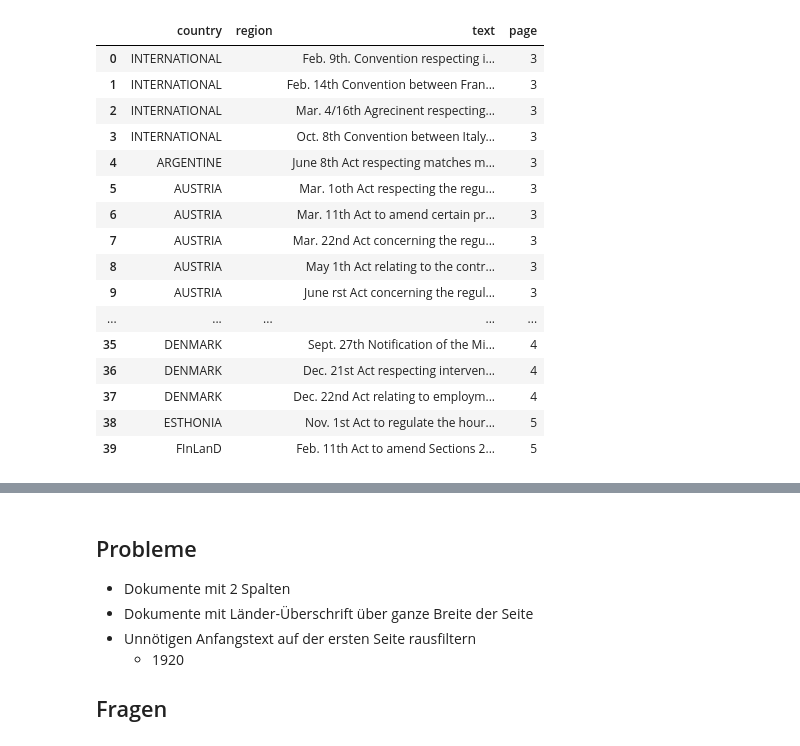
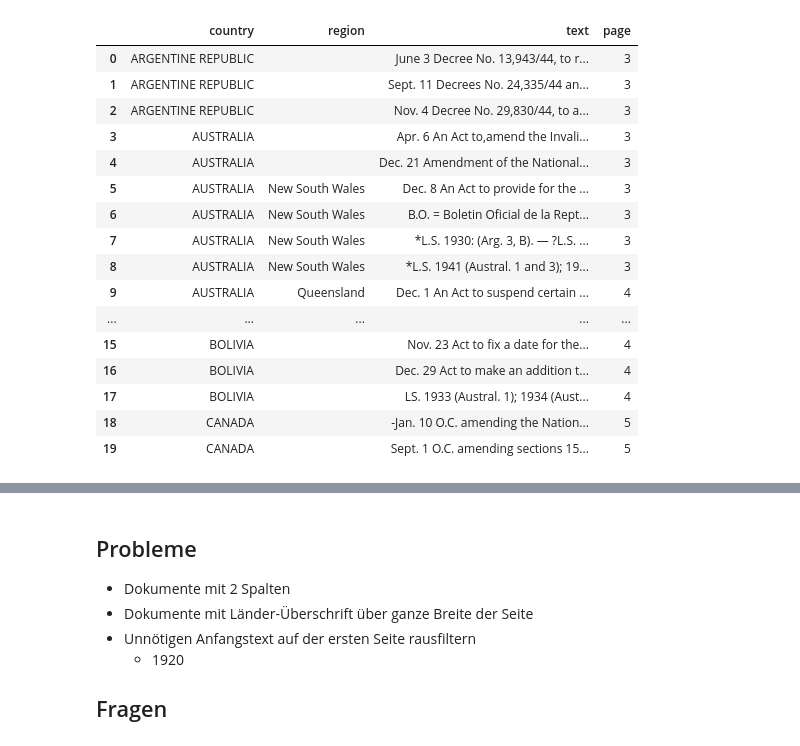
Before and after one commit to jeusa/indexex, a Jupyter notebook: code/index_extraction.ipynb, the cells around one changed output, grey strips where cells are left out. Saved outputs shown, nothing was run; the diff lists cells and outputs as text; code cells hidden in the pictures.

```diff
--- a/code/index_extraction.ipynb
+++ b/code/index_extraction.ipynb
@@ -18,5 +20,6 @@ import records
 # %%
 test_files_dir = ".././test_files/"
 test_files = util.list_files(test_files_dir)
-test_files
+file = test_files[5]
+display(test_files, file)
 # %% [output]
@@ -33,5 +63,5 @@ test_files
 # %%
-pdf_df = util.ocr(test_files[0], 3)
+pdf_df = util.ocr(file, 1)
 lines_df = lines.make_lines_df_from_ocr(pdf_df)
 lines_df
 # %% [output]
@@ -124,38 +152,3 @@ l.head(20)
-# %%
-# correct x0_type for pages where something went wrong
-def correct_x0_types(lines_df, bins_x0, bins_x1, x0_n):
-    df = lines_df.copy()
-    start_page = lines_df["page"].min()
-
-    text_widths = list(lines.make_borders_df(bins_x0, bins_x1)["dx"]) # difference between mean of first and last bin for x0 for every page
-
-    tw = text_widths.copy()
-    tw.sort()
-    width_median = tw[int(len(tw)/2)]
-
-    f = filter(lambda w: (not util.similar_to(w, width_median, 5)), text_widths) # filter widths that differ from the rest
-    f = list(f)
-
-    p = []
-    for w in range(len(f)):
-        p.append((f[w], text_widths.index(f[w]) + util.page_start)) # add page to strange width
-
-    p_l = [a + start_page-1 for w, a in p if w<width_median]
-    p_g = [a + start_page-1 for w, a in p if w>width_median]
-
-    print(f)
-    print("Pages small width", p_l)
-    print("Pages big width", p_g)
-
-    df.loc[df["page"].isin(p_l) & (df["x0_type"]>=0), "x0_type"] +=1 # correct wrong x0_type for p_l
-
-    # correct wrong x0_type (and x1_type) for p_g
-    bins = group.get_line_start_end_bins(df.loc[df["page"].isin(p_g)])
-    bins_x0_cor = group.get_relevant_x0_bins(bins[0], x0_n, drop_first=True) # drop bin on the very left
-    df_cor = label.assign_types(df.loc[df["page"].isin(p_g)], bins_x0_cor, bins_x1.loc[bins_x1["page"].isin(p_g)], x0_n)
-    df.loc[df["page"].isin(p_g), ["x0_type", "x1_type"]] = df_cor[["x0_type", "x1_type"]]
-
-    return df
 # %%
 cli_df = correct_x0_types(li_df, bins_x0, bins_x1, x0_n)
 ll_df = label.assign_labels(cli_df, x0_n)
@@ -230,23 +183,23 @@ lli_df.loc[lli_df["page"]==4]
 # %%
 rec_gr = records.group_records(lli_df)
 rec = records.extract_records(lli_df)
-rec.head(40)
+rec.head(20)
 # %% [output]
 |  | country | region | text | page |
-| 0 | INTERNATIONAL |  | Feb. 9th. Convention respecting i... | 3 |
-| 1 | INTERNATIONAL |  | Feb. 14th Convention between Fran... | 3 |
-| 2 | INTERNATIONAL |  | Mar. 4/16th Agrecinent respecting... | 3 |
-| 3 | INTERNATIONAL |  | Oct. 8th Convention between Italy... | 3 |
-| 4 | ARGENTINE |  | June 8th Act respecting matches m... | 3 |
-| 5 | AUSTRIA |  | Mar. 1oth Act respecting the regu... | 3 |
-| 6 | AUSTRIA |  | Mar. 11th Act to amend certain pr... | 3 |
-| 7 | AUSTRIA |  | Mar. 22nd Act concerning the regu... | 3 |
-| 8 | AUSTRIA |  | May 1th Act relating to the contr... | 3 |
-| 9 | AUSTRIA |  | June rst Act concerning the regul... | 3 |
+| 0 | ARGENTINE REPUBLIC |  | June 3 Decree No. 13,943/44, to r... | 3 |
+| 1 | ARGENTINE REPUBLIC |  | Sept. 11 Decrees No. 24,335/44 an... | 3 |
+| 2 | ARGENTINE REPUBLIC |  | Nov. 4 Decree No. 29,830/44, to a... | 3 |
+| 3 | AUSTRALIA |  | Apr. 6 An Act to,amend the Invali... | 3 |
+| 4 | AUSTRALIA |  | Dec. 21 Amendment of the National... | 3 |
+| 5 | AUSTRALIA | New South Wales | Dec. 8 An Act to provide for the ... | 3 |
+| 6 | AUSTRALIA | New South Wales | B.O. = Boletin Oficial de la Rept... | 3 |
+| 7 | AUSTRALIA | New South Wales | *L.S. 1930: (Arg. 3, B). — ?L.S. ... | 3 |
+| 8 | AUSTRALIA | New South Wales | *L.S. 1941 (Austral. 1 and 3); 19... | 3 |
+| 9 | AUSTRALIA | Queensland | Dec. 1 An Act to suspend certain ... | 4 |
 | ... | ... | ... | ... | ... |
-| 35 | DENMARK |  | Sept. 27th Notification of the Mi... | 4 |
-| 36 | DENMARK |  | Dec. 21st Act respecting interven... | 4 |
-| 37 | DENMARK |  | Dec. 22nd Act relating to employm... | 4 |
-| 38 | ESTHONIA |  | Nov. 1st Act to regulate the hour... | 5 |
-| 39 | FInLanD |  | Feb. 11th Act to amend Sections 2... | 5 |
+| 15 | BOLIVIA |  | Nov. 23 Act to fix a date for the... | 4 |
+| 16 | BOLIVIA |  | Dec. 29 Act to make an addition t... | 4 |
+| 17 | BOLIVIA |  | LS. 1933 (Austral. 1); 1934 (Aust... | 4 |
+| 18 | CANADA |  | -Jan. 10 O.C. amending the Nation... | 5 |
+| 19 | CANADA |  | Sept. 1 O.C. amending sections 15... | 5 |
 # %%
```
Also changed, not shown: parts of 15 cells of this notebook, 7 other files.
